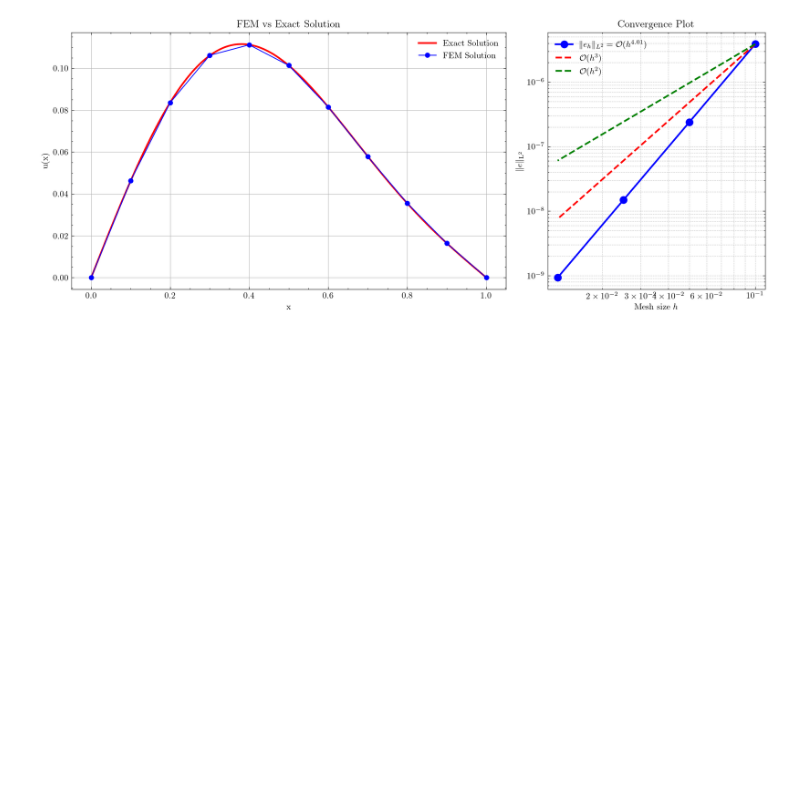
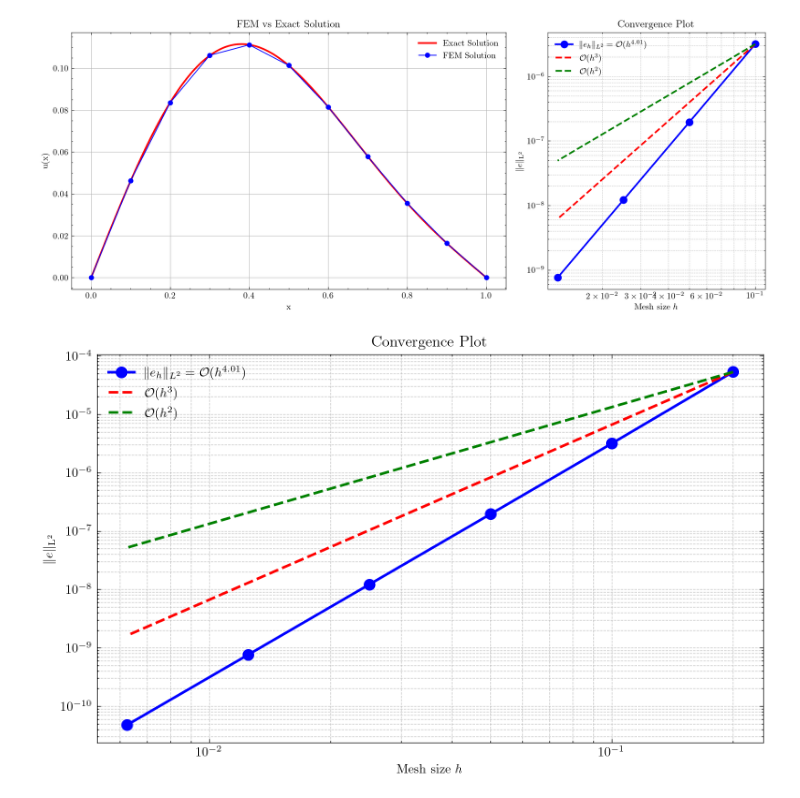
Before and after one commit to TrymSaether/TMA4212-Project-2-FEM, a Jupyter notebook: main.ipynb, the cells around one changed output. Saved outputs shown, nothing was run; the diff lists cells and outputs as text; code cells hidden in the pictures; blank space fills up the shorter version.

```diff
--- a/main.ipynb
+++ b/main.ipynb
@@ -31,13 +31,15 @@ L2 Error (Test 5): 0.0024998378238054704
 # %%
 
 def u_exact_test4(x):
     return (1.0 / (np.pi**2)) * np.sin(np.pi * x) + (1.0 / (4 * np.pi**2)) * np.sin(2 * np.pi * x)
 def f_test4(x):
     return np.sin(np.pi * x) + np.sin(2 * np.pi * x)
 solver4 = FEMPoissonSolver(M=5, f=f_test4, exact=u_exact_test4)
 solver4.assemble()
 solver4.solve()
 solver4.plot(fine_mesh=200, name='4')
+solver4.plot_convergence(name='4')
 # %% [output]
-[figure, old version]
+[figure, new version]
+[figure, added]
 # %%
```
Also changed, not shown: parts of 5 cells of this notebook, 10 other files.
